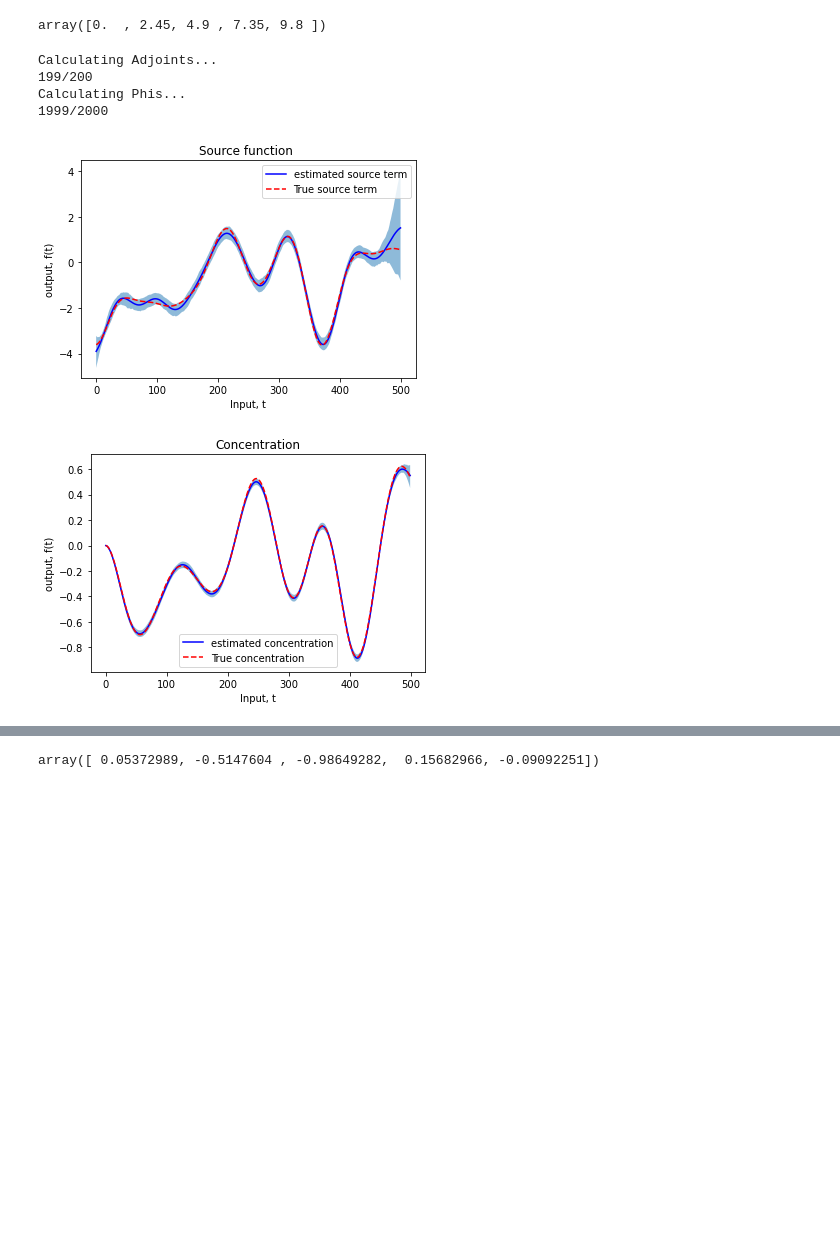
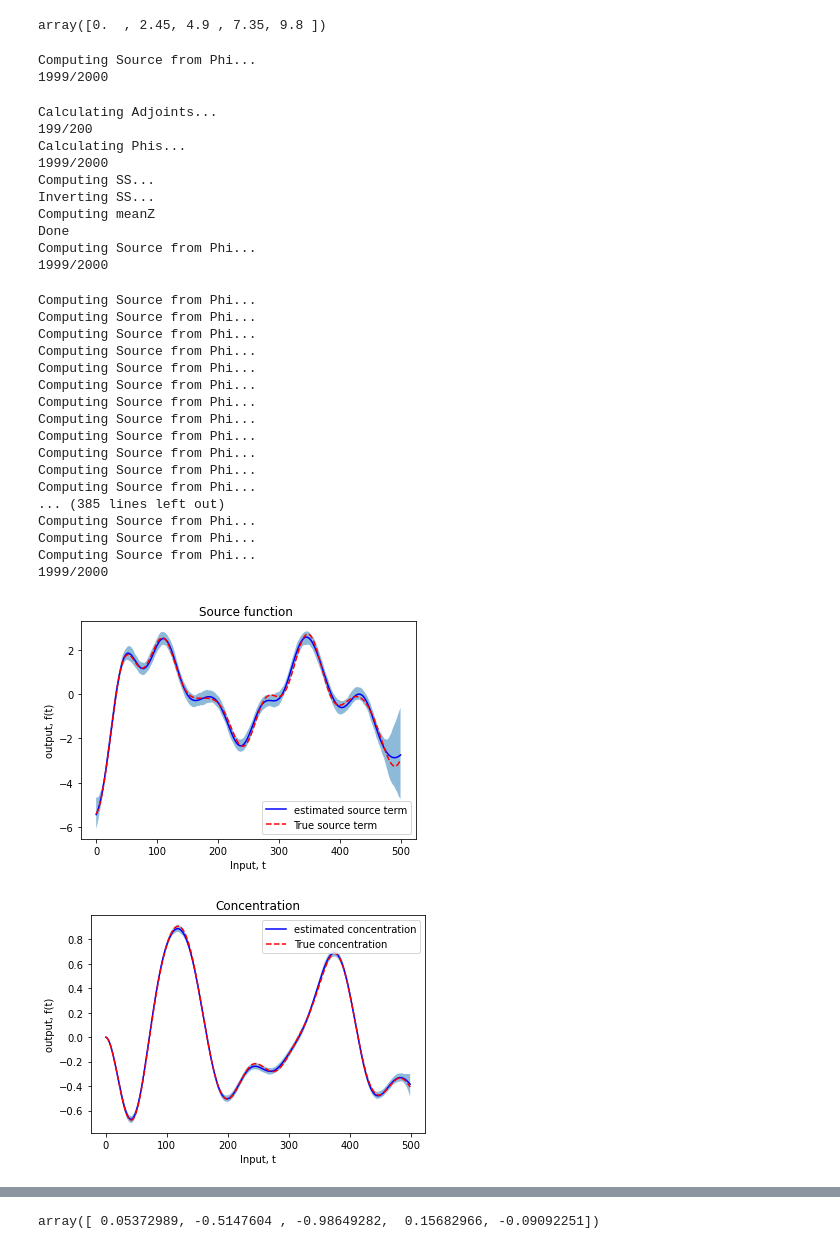
Before and after one commit to SheffieldML/advectionGP, a Jupyter notebook: jupyter/SecondOrderGradientLengthscale.ipynb, the cells around one changed output, grey strips where cells are left out. Saved outputs shown, nothing was run; the diff lists cells and outputs as text; code cells hidden in the pictures; blank space fills up the shorter version.

```diff
--- a/jupyter/SecondOrderGradientLengthscale.ipynb
+++ b/jupyter/SecondOrderGradientLengthscale.ipynb
@@ -116,15 +116,18 @@ res = [500] # grid size for time
 # %%
 m = Model(resolution=res,boundary=boundary,N_feat=N_feat,noiseSD=noiseSD,kernel=kForward,sensormodel=sensors,k_0=k_0,u=u,eta=eta) #initiate PDE model to build concentration
 
-dt,dt2,Nt = m.getGridStepSize() # useful numbers!
+dt,Nt = m.getGridStepSize() # useful numbers!
 
 z=np.random.normal(0,1.0,N_feat) # Generate z to compute source
 sourceGT=m.computeSourceFromPhi(z)# Compute ground truth source by approximating GP
 #sourceGT = np.ones(m.resolution)  # Example constant source
-concTrain=m.computeConcentration(sourceGT) # Compute concentration - runs ODE forward model
+concTrain=m.computeResponse(sourceGT) # Compute concentration - runs ODE forward model
 yTrain= m.computeObservations(addNoise='TRUE') # Compute observations with noise uses m.sensormodel for observation locations
 m.sensormodel=sensorsHeldOut
 yTest=m.computeObservations(addNoise='TRUE')
+# %% [output]
+Computing Source from Phi...
+1999/2000
 # %%
 #%%timeit
 N_feat =2000 #Number of features used to infer the source
@@ -135,18 +138,24 @@ mInfer = Model(resolution=res,boundary=boundary,N_feat=N_feat,noiseSD=noiseSD,ke
 mInfer.computeModelRegressors() # Compute regressor matrix
 meanZ, covZ = mInfer.computeZDistribution(yTrain) # Infers z vector mean and covariance using regressor matrix
 sourceInfer = mInfer.computeSourceFromPhi(meanZ) # Generates estimated source using mean of the inferred distribution
-concInfer=mInfer.computeConcentration(sourceInfer) # Generates estimated concentration from inferred source
+concInfer=mInfer.computeResponse(sourceInfer) # Generates estimated concentration from inferred source
 # %% [output]
 Calculating Adjoints...
 199/200
 Calculating Phis...
 1999/2000
+Computing SS...
+Inverting SS...
+Computing meanZ
+Done
+Computing Source from Phi...
+1999/2000
 # %%
 source_samples = []
 conc_samples=[]
 for z_samp in np.random.multivariate_normal(meanZ, covZ,200):
     source_samples.append(mInfer.computeSourceFromPhi(z_samp))
-    conc_samples.append(mInfer.computeConcentration(mInfer.computeSourceFromPhi(z_samp)))
+    conc_samples.append(mInfer.computeResponse(mInfer.computeSourceFromPhi(z_samp)))
 source_samples=np.array(source_samples)
 conc_samples=np.array(conc_samples)
 
@@ -165,35 +174,52 @@ xtest=np.arange(Nt)
 plt.plot(xtest,sourceInfer,'b-')
 plt.plot(xtest,sourceGT,'r--')
 
 #plt.plot(xtest,source_samples.T,'g-',alpha=0.3)
 #plt.fill_between(xtest,s_z_l,s_z_upper,alpha=0.5)
 plt.fill_between(xtest,source_lower_ci,source_upper_ci,alpha=0.5)
 plt.legend(labels=["estimated source term","True source term"])
 plt.title("Source function ")
 plt.xlabel("Input, t")
 plt.ylabel("output, f(t)")
 #plt.ylim([-5,5])
 plt.savefig('NumberFeature%d.pdf' % N_feat)
 plt.show()
 
 #plt.figure(figsize=(15, 10))
 
 plt.plot(xtest,concInfer,'b-')
 plt.plot(xtest,concTrain,'r--')
 
 #plt.plot(xtest,source_samples.T,'g-',alpha=0.3)
 #plt.fill_between(xtest,s_z_l,s_z_upper,alpha=0.5)
 plt.fill_between(xtest,conc_lower_ci,conc_upper_ci,alpha=0.5)
 plt.legend(labels=["estimated concentration","True concentration"])
 plt.title("Concentration")
 plt.xlabel("Input, t")
 plt.ylabel("output, f(t)")
 #plt.ylim([-5,5])
 plt.savefig('NumberFeature%d.pdf' % N_feat)
 plt.show()
 # %% [output]
+Computing Source from Phi...
+Computing Source from Phi...
+Computing Source from Phi...
+Computing Source from Phi...
+Computing Source from Phi...
+Computing Source from Phi...
+Computing Source from Phi...
+Computing Source from Phi...
+Computing Source from Phi...
+Computing Source from Phi...
+Computing Source from Phi...
+Computing Source from Phi...
+... (385 lines left out)
+Computing Source from Phi...
+Computing Source from Phi...
+Computing Source from Phi...
+1999/2000
-[figure, old version]
+[figure, new version]
-[figure, old version]
+[figure, new version]
 # %%
 def dcost(obs,tloc,conc,model):
 
```
Also changed, not shown: parts of 5 cells of this notebook, 8 other files.
